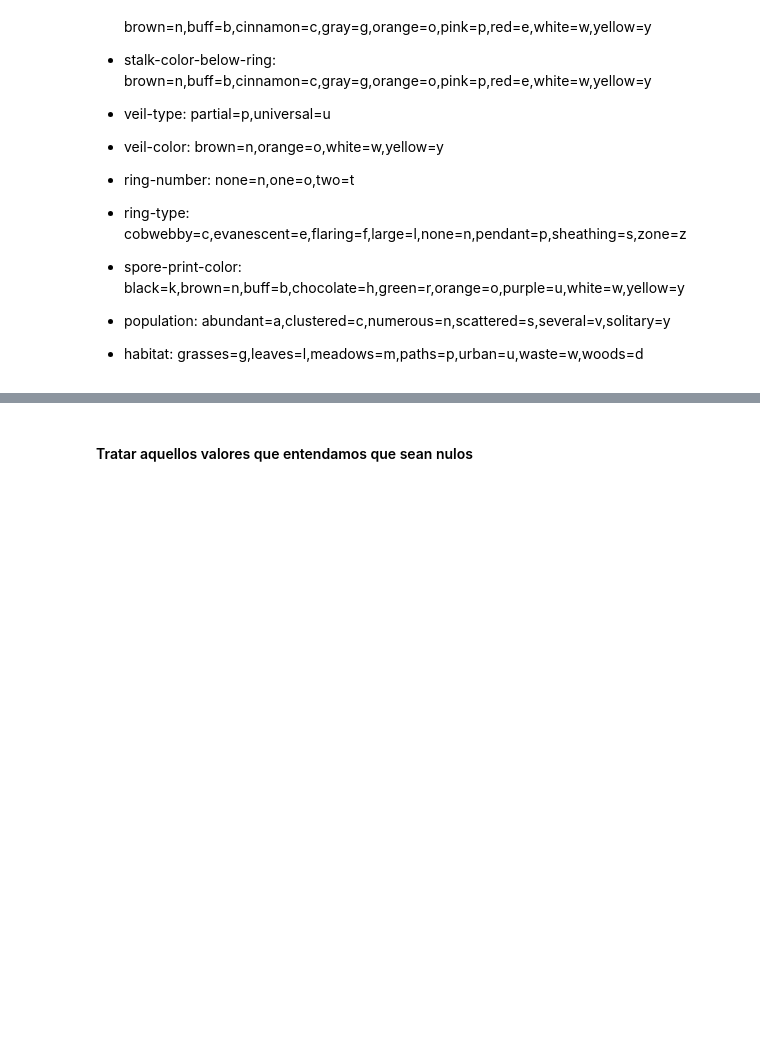
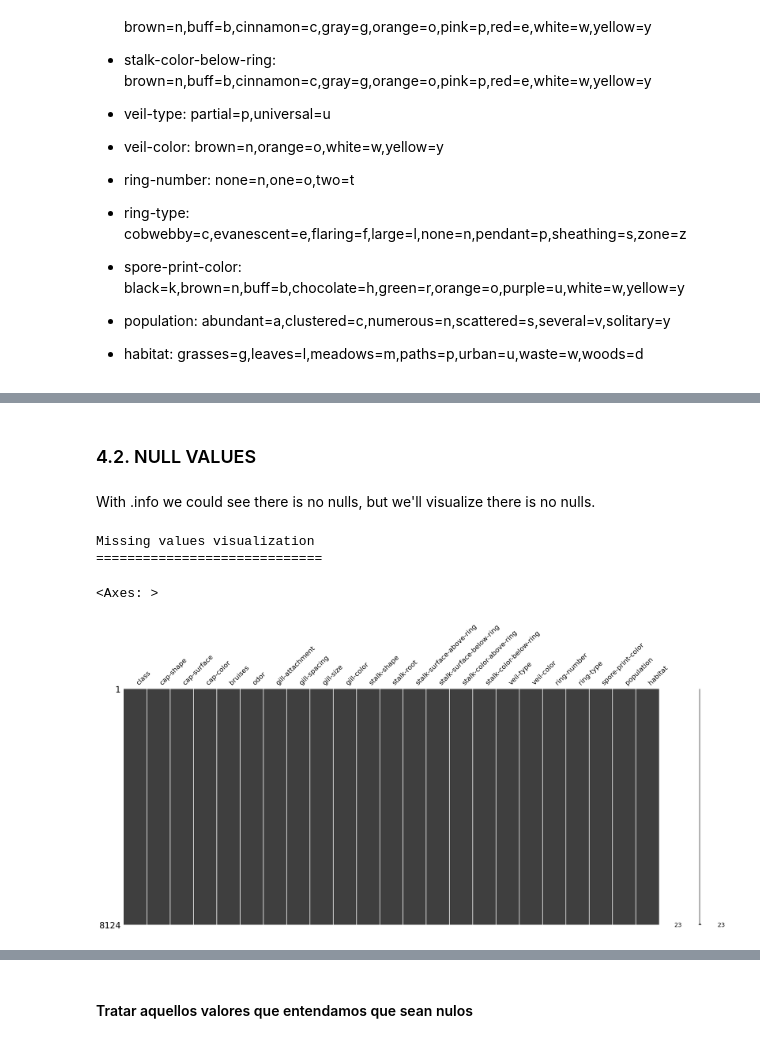
Before and after one commit to rociolozanocaro/unsupervised_modeling, a Jupyter notebook: notebooks/p9_unsupervised_rocio.ipynb, the cells around one changed output, grey strips where cells are left out. Saved outputs shown, nothing was run; the diff lists cells and outputs as text; code cells hidden in the pictures; blank space fills up the shorter version.

```diff
--- a/notebooks/p9_unsupervised_rocio.ipynb
+++ b/notebooks/p9_unsupervised_rocio.ipynb
@@ -168,0 +163,7 @@ memory usage: 1.4+ MB
+# %%
+#Type of the columns is changed to 'category'
+print('●●●Changing type of columns to category...')
+for col in df_copy.columns:
+    df_copy[col] = df_copy[col].astype('category')
+df_copy.info()
+print('✅ Type of columns changed to category')
@@ -168,0 +201,13 @@ memory usage: 1.4+ MB
+# %% [markdown]
+### 4.2. NULL VALUES
+# %% [markdown]
+With .info we could see there is no nulls, but we'll visualize there is no nulls.
+# %%
+print('Missing values visualization')
+print(('=')*29)
+msno.matrix(df_copy)
+# %% [output]
+Missing values visualization
+=============================
+<Axes: >
+[figure, added]
```
Also changed, not shown: parts of 60 cells of this notebook, 1 other file.
